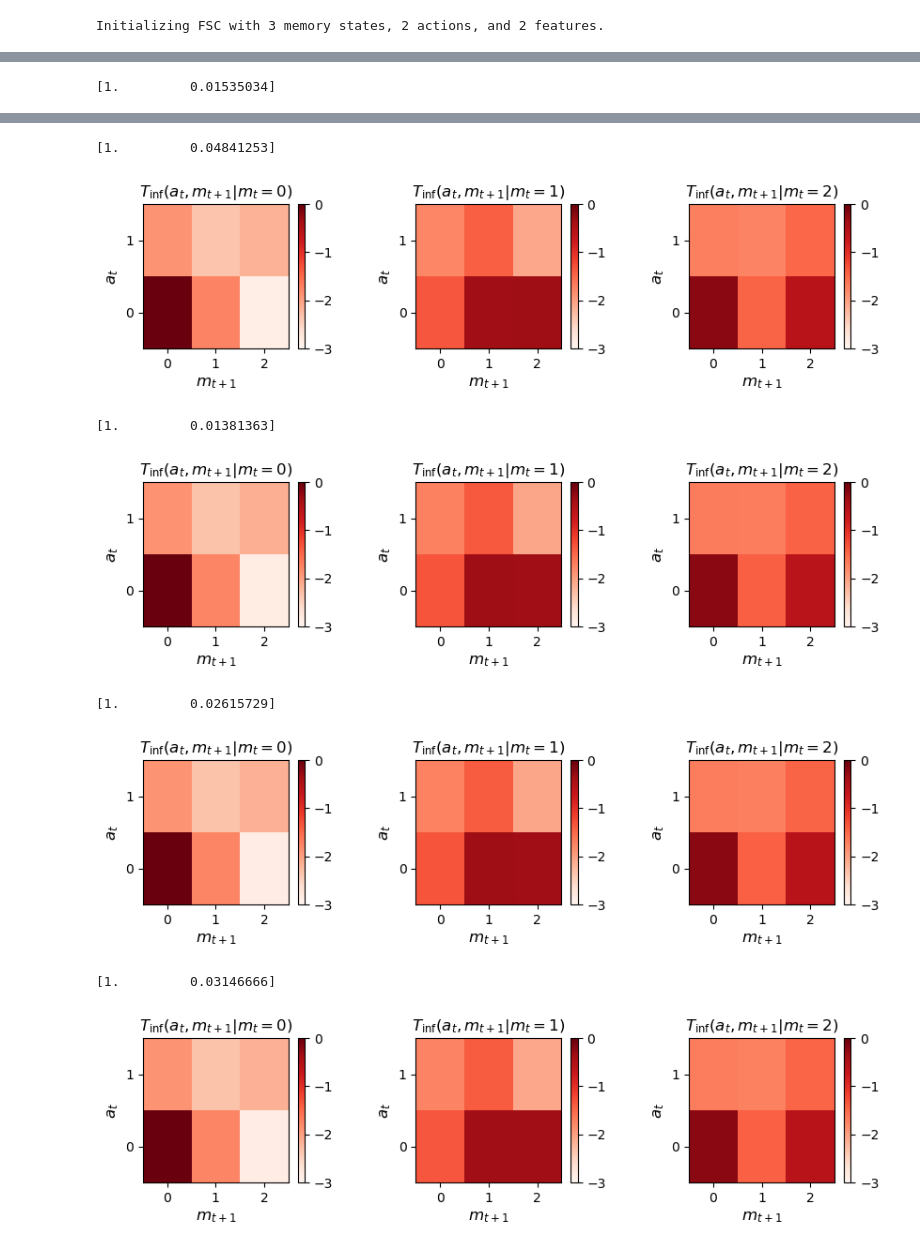
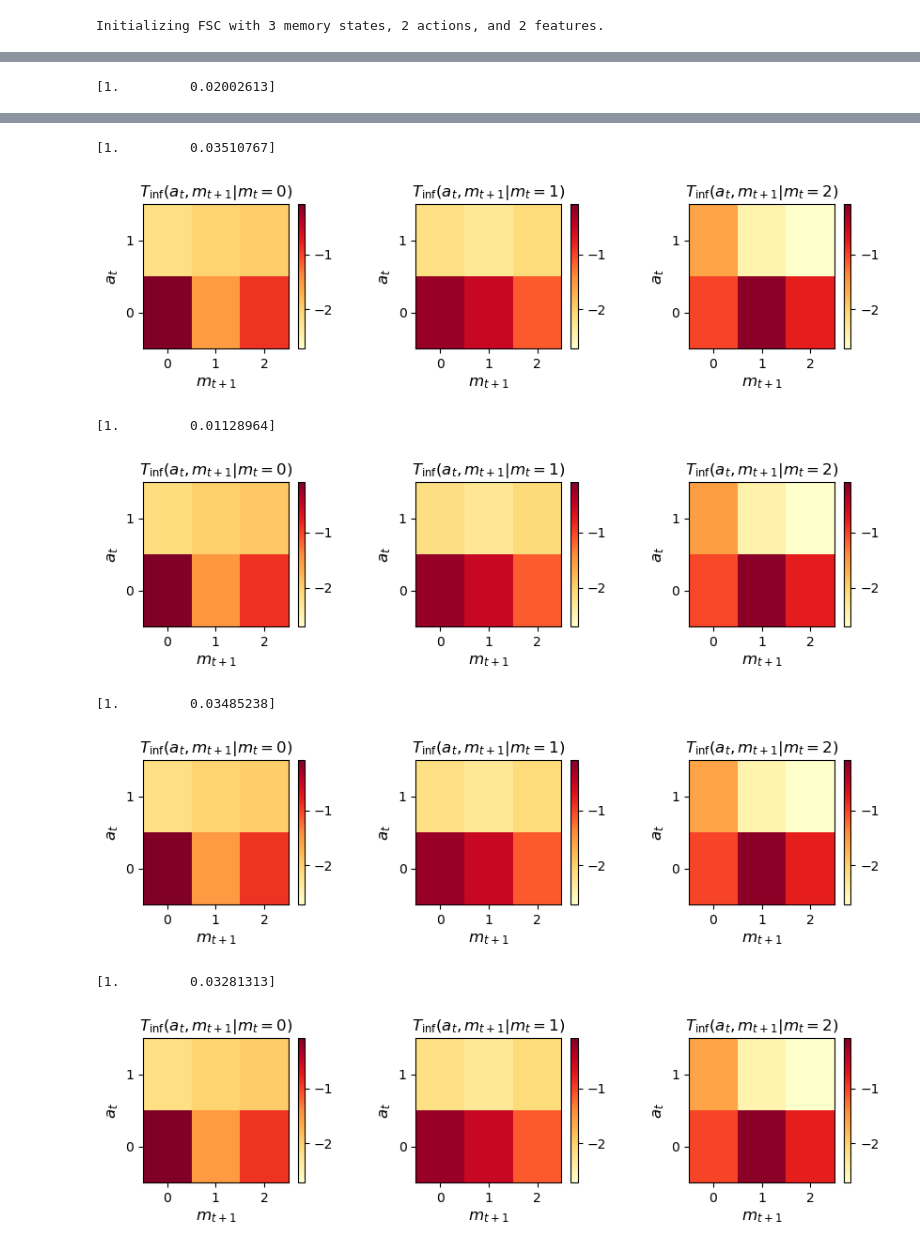
Before and after one commit to giorgionicoletti/InferenceFSCs, a Jupyter notebook: notebooks/data_tests.ipynb, the cells around one changed output, grey strips where cells are left out. Saved outputs shown, nothing was run; the diff lists cells and outputs as text; code cells hidden in the pictures.

```diff
--- a/notebooks/data_tests.ipynb
+++ b/notebooks/data_tests.ipynb
@@ -35,8 +35,8 @@ for cell_idx in cell_indexes:
     frames.append(cell["frame"].values)
     observations.append(cell["c_norm"].values)
 
-NCutStart = 0
-NCutEnd = 500
+NCutStart = 1000
+NCutEnd = 1500
 
 actions = [actions[i] for i in range(NCutStart, NCutEnd)]
 frames = [frames[i] for i in range(NCutStart, NCutEnd)]
@@ -81,8 +98,9 @@ Initializing FSC with 3 memory states, 2 actions, and 2 features.
 # %%
 FSC_inferred.load_features([trajectories[0]["features"]])
 # %%
-trajectories_inferred = FSC_inferred.generate_trajectories(400)
-Time = np.arange(400)
+NSteps = 1500
+trajectories_inferred = FSC_inferred.generate_trajectories(NSteps)
+Time = np.arange(NSteps)
 # %%
 idx_trj = 0
 trj = trajectories_inferred[idx_trj]
@@ -112,8 +130,12 @@ for idx_f in idxs_f:
 
     TMat_inf = FSC_inferred.get_TMat(feature_test)
 
+    vmin = TMat_inf.min()
+    vmax = TMat_inf.max()
+
     for idx_m, m in enumerate(range(M)):
-        im_inf = axs[idx_m].pcolormesh(FSC_inferred.MemSpace, FSC_inferred.ActSpace, np.log10(TMat_inf[idx_m].T), vmin = -3, vmax = 0, cmap = "Reds")
+        im_inf = axs[idx_m].pcolormesh(FSC_inferred.MemSpace, FSC_inferred.ActSpace, np.log10(TMat_inf[idx_m].T),
+                                       vmin = np.log10(vmin), vmax = np.log10(vmax), cmap = "YlOrRd")
 
         axs[idx_m].set_title(f"$T_\\mathrm{{inf}}(a_t, m_{{t+1}} | m_t = {m})$")
 
@@ -122,4 +144,4 @@ for idx_f in idxs_f:
 
     plt.show()
 # %% [output]
-[1.         0.01535034]
+[1.         0.02002613]
@@ -127,8 +149,8 @@ for idx_f in idxs_f:
-[1.         0.04841253]
+[1.         0.03510767]
-[figure, old version]
+[figure, new version]
-[1.         0.01381363]
+[1.         0.01128964]
-[figure, old version]
+[figure, new version]
-[1.         0.02615729]
+[1.         0.03485238]
-[figure, old version]
+[figure, new version]
-[1.         0.03146666]
+[1.         0.03281313]
-[figure, old version]
+[figure, new version]
```
Also changed, not shown: parts of 8 cells of this notebook, 2 other files.
